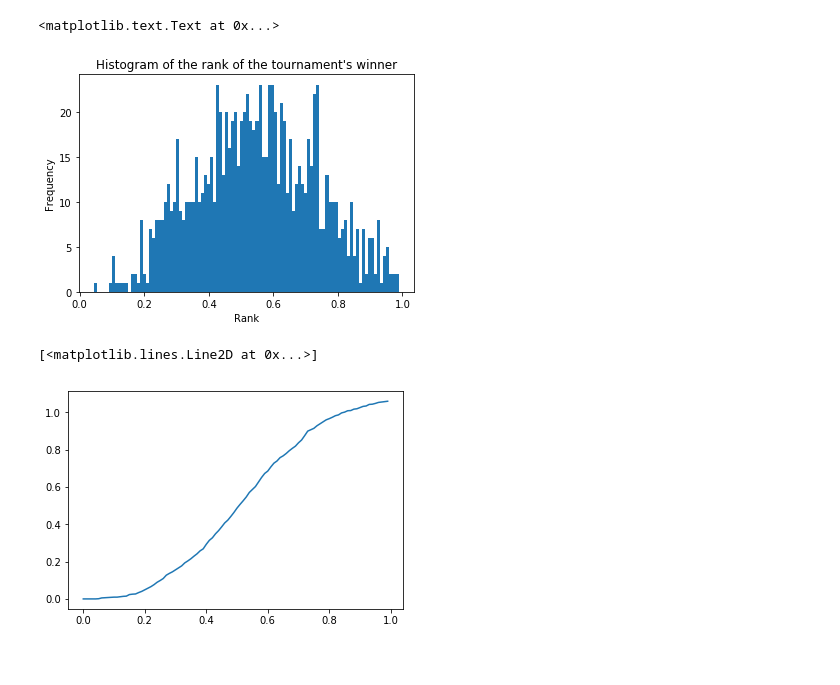
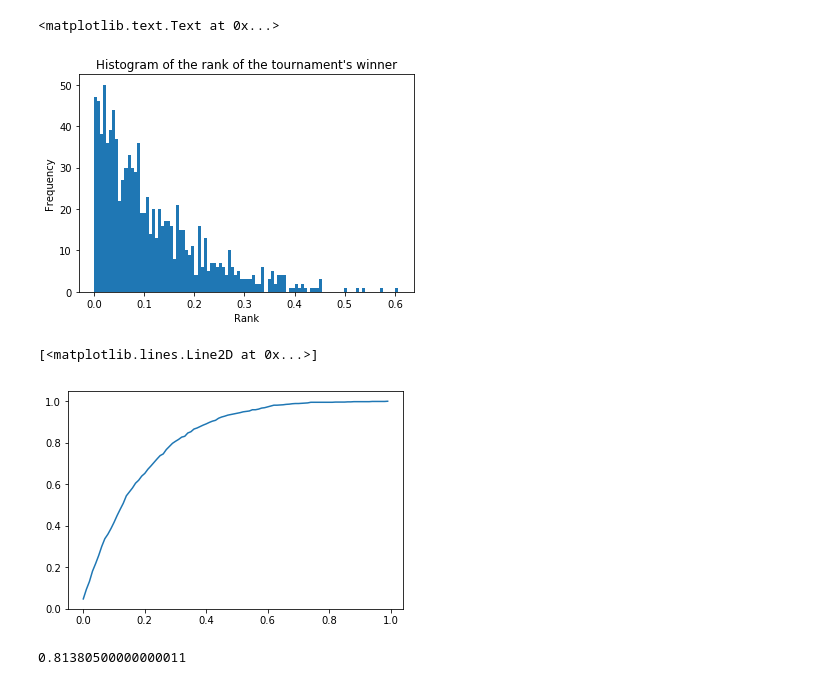
Before and after one commit to pdubreuil1/men-project, a Jupyter notebook: zac_experiments.ipynb, the cells around one changed output. Cells and saved outputs as stored; diff of their text form; code cells hidden in the pictures.

```diff
--- a/zac_experiments.ipynb
+++ b/zac_experiments.ipynb
@@ -6,14 +7,14 @@ import numpy as np
 from tournament import seq_tournament, parallel_tournament
 # %%
 N = 16
-q = 0.2
+q = 1e-4
 k = 4
 n_epochs = 1000
 # %%
 winners_rank = np.zeros(n_epochs)
 # %%
 for run in range(n_epochs):
-    winner_rank = parallel_tournament(k, q, strength_distrib='power', power=3)
+    winner_rank = parallel_tournament(k, q, strength_distrib='uniform', power=3)
     winners_rank[run] = winner_rank
 # %%
 n_bins = 100
@@ -24,11 +25,15 @@ plt.xlabel("Rank")
 plt.ylabel("Frequency")
 # %% [output]
 <matplotlib.text.Text at 0x...>
-[figure, old version]
+[figure, new version]
 # %%
-ranks_hist, bin_edges = np.histogram(winners_rank, normed=True, bins=n_bins)
+ranks_hist, bin_edges = np.histogram(winners_rank, normed=False, bins=n_bins)
 # %%
-plt.plot(np.arange(n_bins)/n_bins, np.cumsum(ranks_hist)/n_bins)
+plt.plot(np.arange(n_bins)/n_bins, np.cumsum(ranks_hist)/n_epochs)
 # %% [output]
 [<matplotlib.lines.Line2D at 0x...>]
-[figure, old version]
+[figure, new version]
+# %%
+auc(np.arange(n_bins)/n_bins, np.cumsum(ranks_hist)/n_epochs)
+# %% [output]
+0.81380500000000011
```
Also changed, not shown: parts of 13 cells of this notebook, 1 other file.
